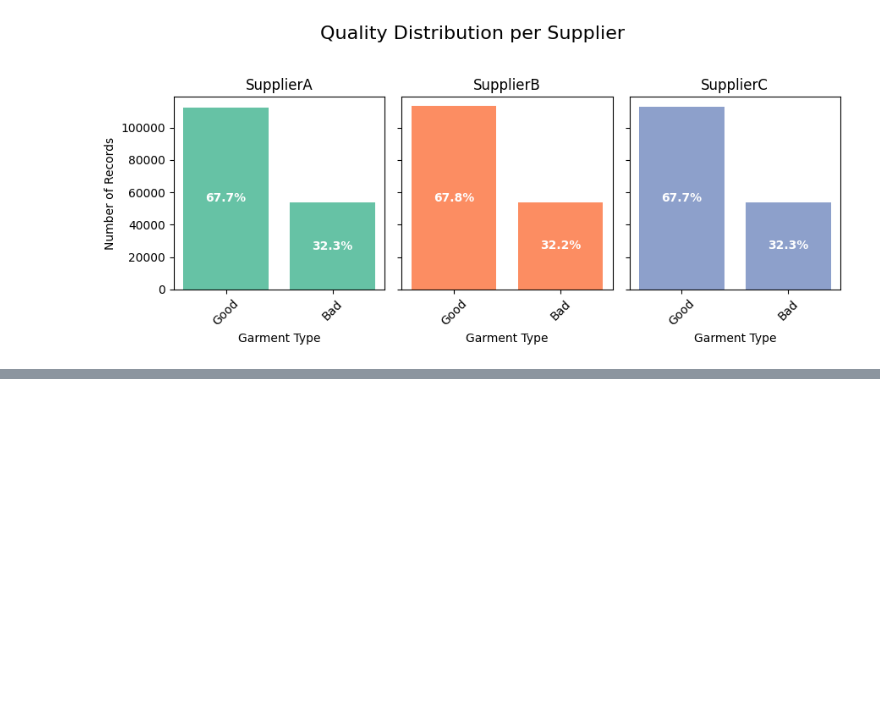
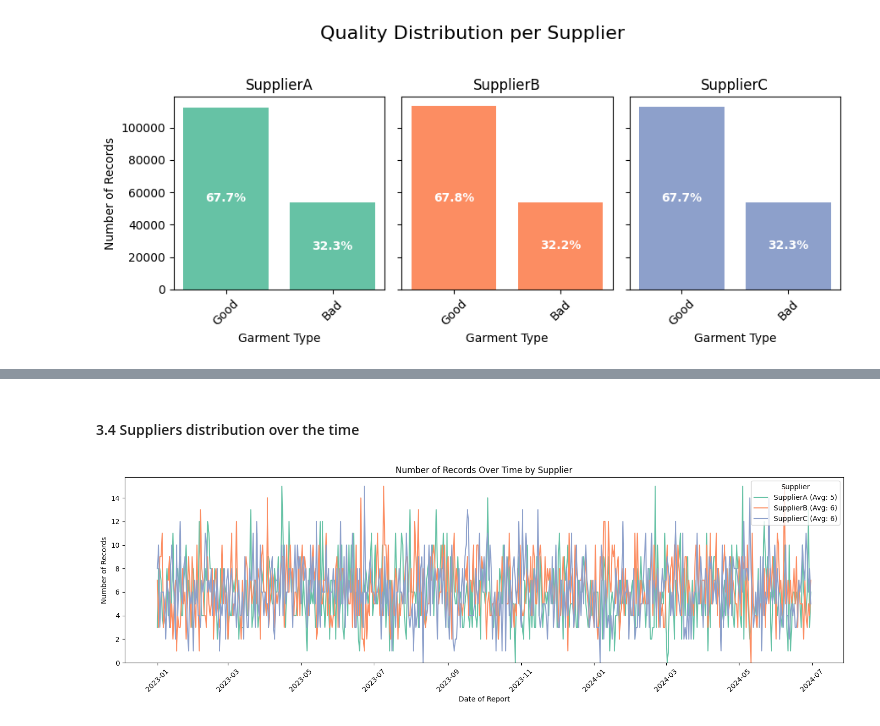
Before and after one commit to uligt/capstone, a Jupyter notebook: notebooks/3. Data analysis.ipynb, the cells around one changed output, grey strips where cells are left out. Saved outputs shown, nothing was run; the diff lists cells and outputs as text; code cells hidden in the pictures; blank space fills up the shorter version.

```diff
--- a/notebooks/3. Data analysis.ipynb
+++ b/notebooks/3. Data analysis.ipynb
@@ -366,0 +432,38 @@ plt.show()
+# %% [markdown]
+#### 3.4 Suppliers distribution over the time
+# %%
+# Group by Date and Supplier, count
+df_time_counts = df_historical_incidents.group_by(["DateOfIncident", "SupplierName"]).agg([
+    pl.len().alias("NumRecords")
+])
+
+# Convert to pandas and pivot
+df_time_pd = df_time_counts.to_pandas()
+df_time_pivot = df_time_pd.pivot_table(index="DateOfIncident", columns="SupplierName", values="NumRecords", fill_value=0)
+
+# Sort by date
+df_time_pivot = df_time_pivot.sort_index()
+
+# Use same colors as before
+supplier_names = df_time_pivot.columns.tolist()
+colors = plt.cm.Set2.colors
+color_map = {supplier: colors[i] for i, supplier in enumerate(supplier_names)}
+
+# Plot lines
+plt.figure(figsize=(15, 5))
+for supplier in supplier_names:
+    avg = df_time_pivot[supplier].mean()
+    label = f"{supplier} (Avg: {int(avg)})"
+    plt.plot(df_time_pivot.index, df_time_pivot[supplier], label=label, color=color_map[supplier])
+
+# Final touches
+plt.title("Number of Records Over Time by Supplier")
+plt.xlabel("Date of Report")
+plt.ylabel("Number of Records")
+plt.legend(title="Supplier")
+plt.xticks(rotation=45)
+plt.ylim(bottom=0)
+plt.tight_layout()
+plt.show()
+# %% [output]
+[figure, added]
```
Also changed, not shown: parts of 13 cells of this notebook, 1 other file.
